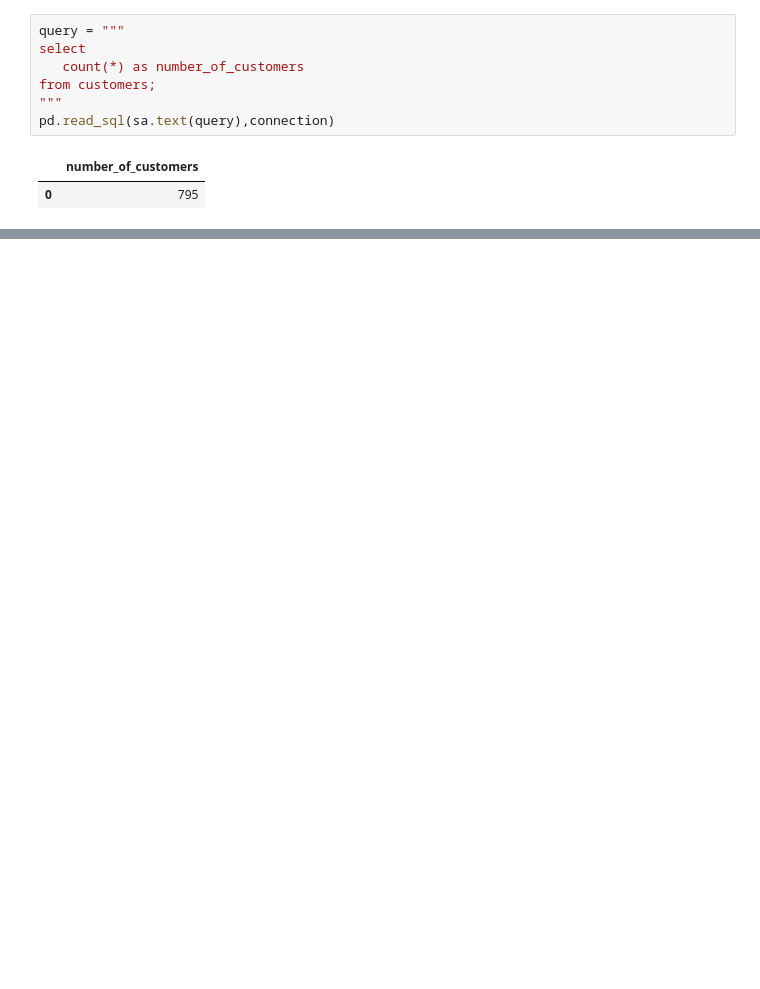
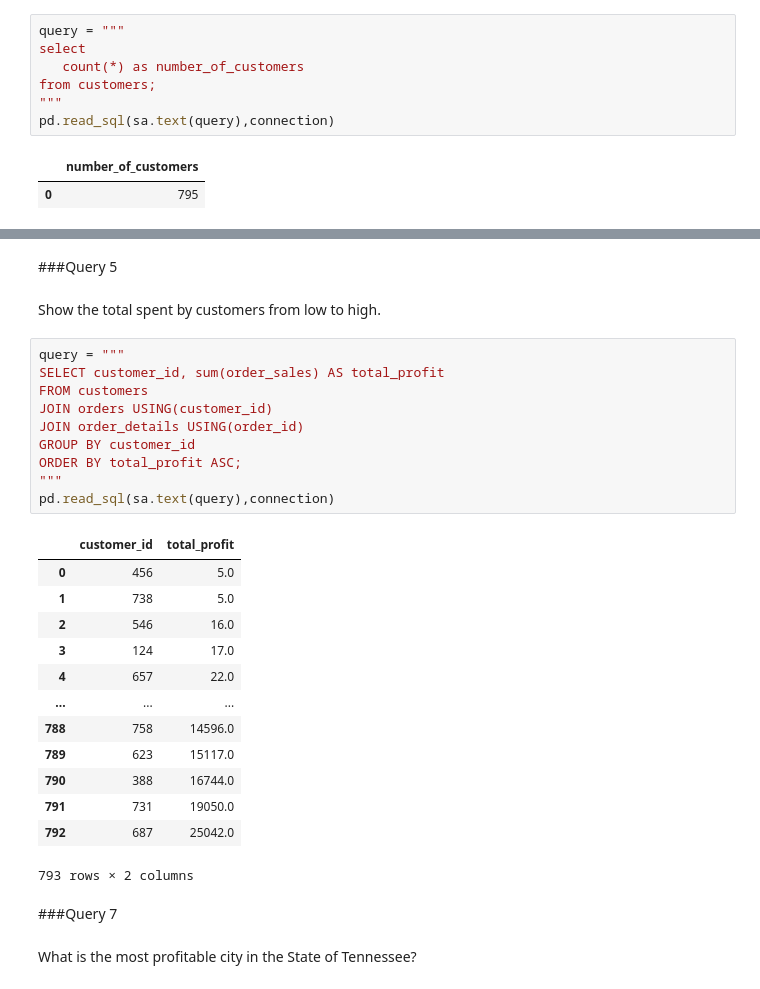
Before and after one commit to sarahajbane/colab_workbook_templates, a Jupyter notebook: MS_unicorn_project.ipynb, the cells around one changed output, grey strips where cells are left out. Cells and saved outputs as stored; diff of their text form; blank space fills up the shorter version.

```diff
--- a/MS_unicorn_project.ipynb
+++ b/MS_unicorn_project.ipynb
@@ -79,0 +141,32 @@ Question 2 - What was the city with the most profit for the company in 2015?
+# %% [markdown]
+###Query 5
+# %% [markdown]
+Show the total spent by customers from low to high.
+# %%
+query = """
+SELECT customer_id, sum(order_sales) AS total_profit
+FROM customers
+JOIN orders USING(customer_id)
+JOIN order_details USING(order_id)
+GROUP BY customer_id
+ORDER BY total_profit ASC;
+"""
+pd.read_sql(sa.text(query),connection)
+# %% [output]
+|  | customer_id | total_profit |
+| 0 | 456 | 5.0 |
+| 1 | 738 | 5.0 |
+| 2 | 546 | 16.0 |
+| 3 | 124 | 17.0 |
+| 4 | 657 | 22.0 |
+| ... | ... | ... |
+| 788 | 758 | 14596.0 |
+| 789 | 623 | 15117.0 |
+| 790 | 388 | 16744.0 |
+| 791 | 731 | 19050.0 |
+| 792 | 687 | 25042.0 |
+793 rows × 2 columns
+# %% [markdown]
+###Query 7
+# %% [markdown]
+What is the most profitable city in the State of Tennessee?
```
Also changed, not shown: parts of 20 cells of this notebook.
